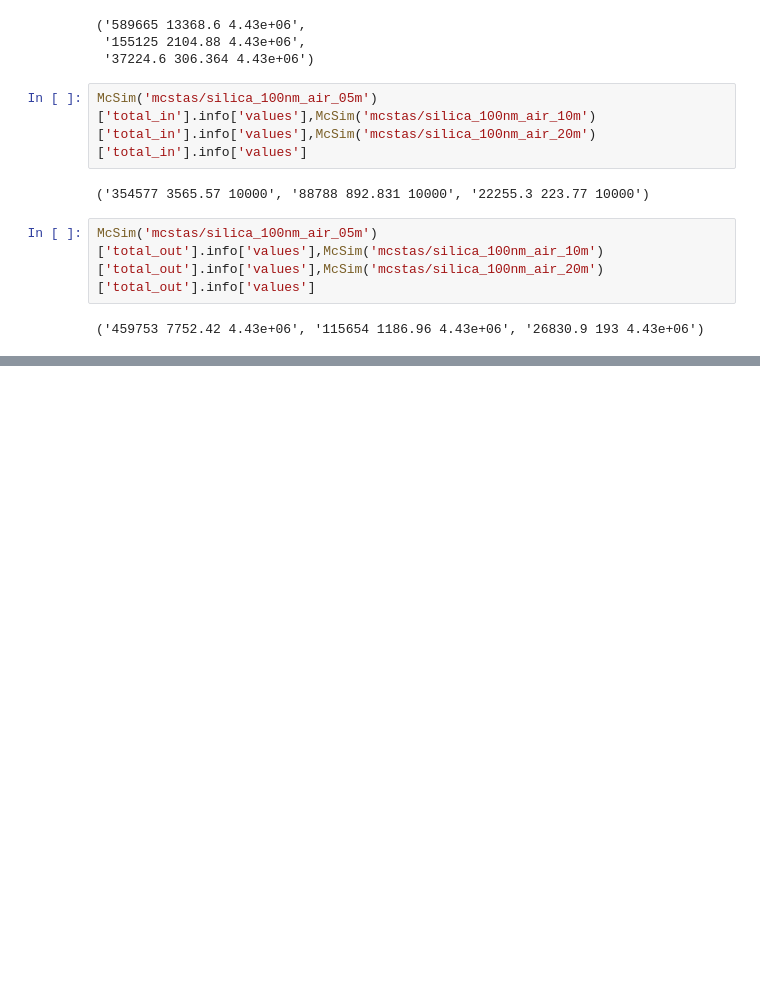
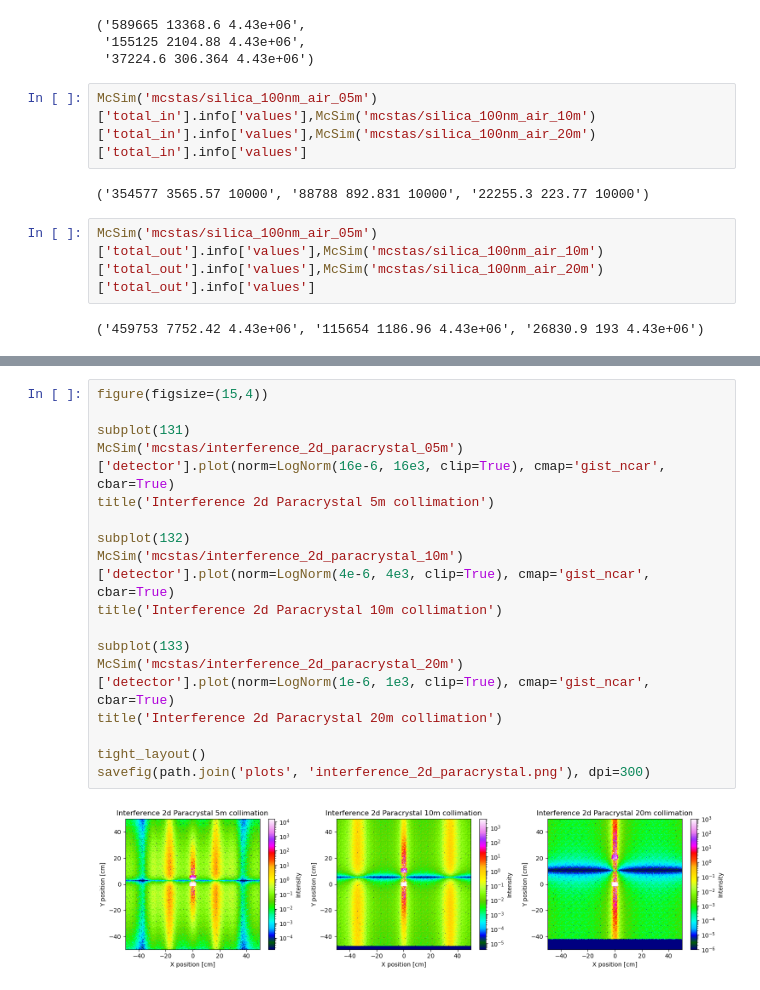
Before and after one commit to aglavic/mcstas_gisans, a Jupyter notebook: PlotMcStasResults.ipynb, the cells around one changed output, grey strips where cells are left out. Saved outputs shown, nothing was run; the diff lists cells and outputs as text; blank space fills up the shorter version.

```diff
--- a/PlotMcStasResults.ipynb
+++ b/PlotMcStasResults.ipynb
@@ -128,0 +134,19 @@ McSim('mcstas/silica_100nm_air_05m')['total_out'].info['values'],McSim('mcstas/s
+# %%
+figure(figsize=(15,4))
+
+subplot(131)
+McSim('mcstas/interference_2d_paracrystal_05m')['detector'].plot(norm=LogNorm(16e-6, 16e3, clip=True), cmap='gist_ncar', cbar=True)
+title('Interference 2d Paracrystal 5m collimation')
+
+subplot(132)
+McSim('mcstas/interference_2d_paracrystal_10m')['detector'].plot(norm=LogNorm(4e-6, 4e3, clip=True), cmap='gist_ncar', cbar=True)
+title('Interference 2d Paracrystal 10m collimation')
+
+subplot(133)
+McSim('mcstas/interference_2d_paracrystal_20m')['detector'].plot(norm=LogNorm(1e-6, 1e3, clip=True), cmap='gist_ncar', cbar=True)
+title('Interference 2d Paracrystal 20m collimation')
+
+tight_layout()
+savefig(path.join('plots', 'interference_2d_paracrystal.png'), dpi=300)
+# %% [output]
+[figure, added]
```
Also changed, not shown: parts of 2 cells of this notebook, 6 other files.
